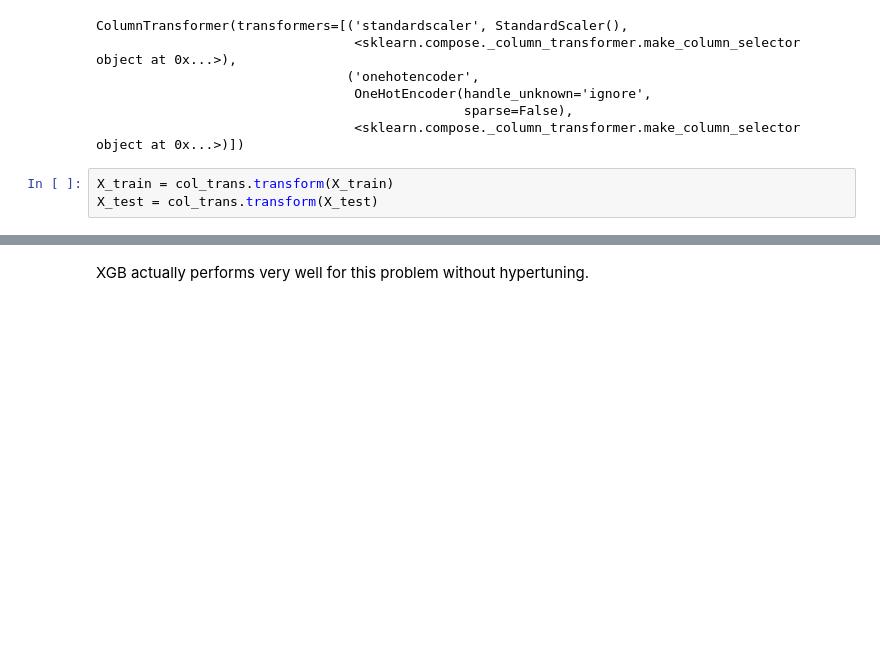
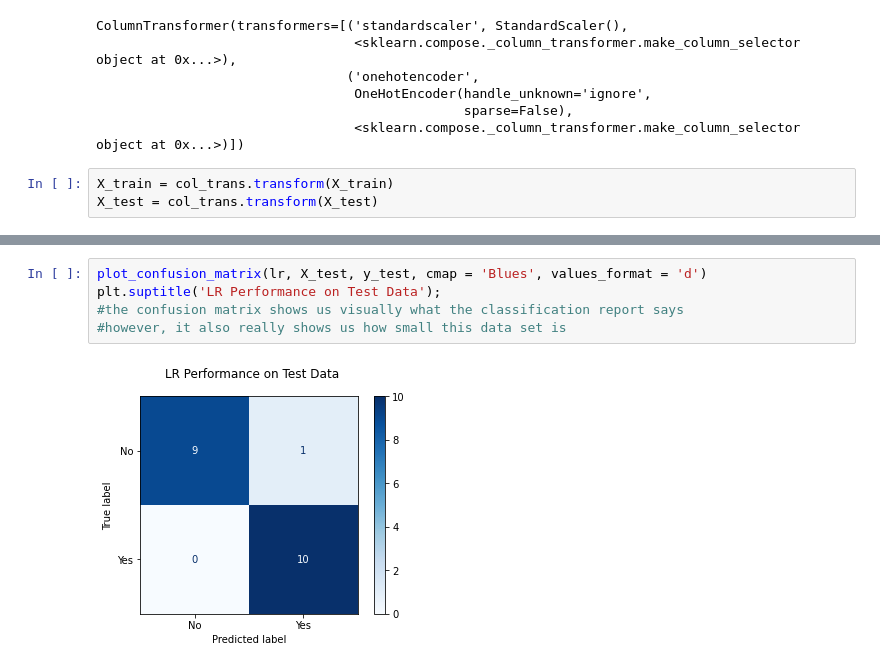
Before and after one commit to sachsac/teaching_data, a Jupyter notebook: TA_Hours_Model.ipynb, the cells around one changed output, grey strips where cells are left out. Drawn from its saved outputs; the diff is of its cells as text; blank space fills up the shorter version.

```diff
--- a/TA_Hours_Model.ipynb
+++ b/TA_Hours_Model.ipynb
@@ -135,2 +152,7 @@ weighted avg       1.00      1.00      1.00        12
-# %% [markdown]
-XGB actually performs very well for this problem without hypertuning.
+# %%
+plot_confusion_matrix(lr, X_test, y_test, cmap = 'Blues', values_format = 'd')
+plt.suptitle('LR Performance on Test Data');
+#the confusion matrix shows us visually what the classification report says
+#however, it also really shows us how small this data set is
+# %% [output]
+[figure, added]
```
Also changed, not shown: parts of 12 cells of this notebook.
